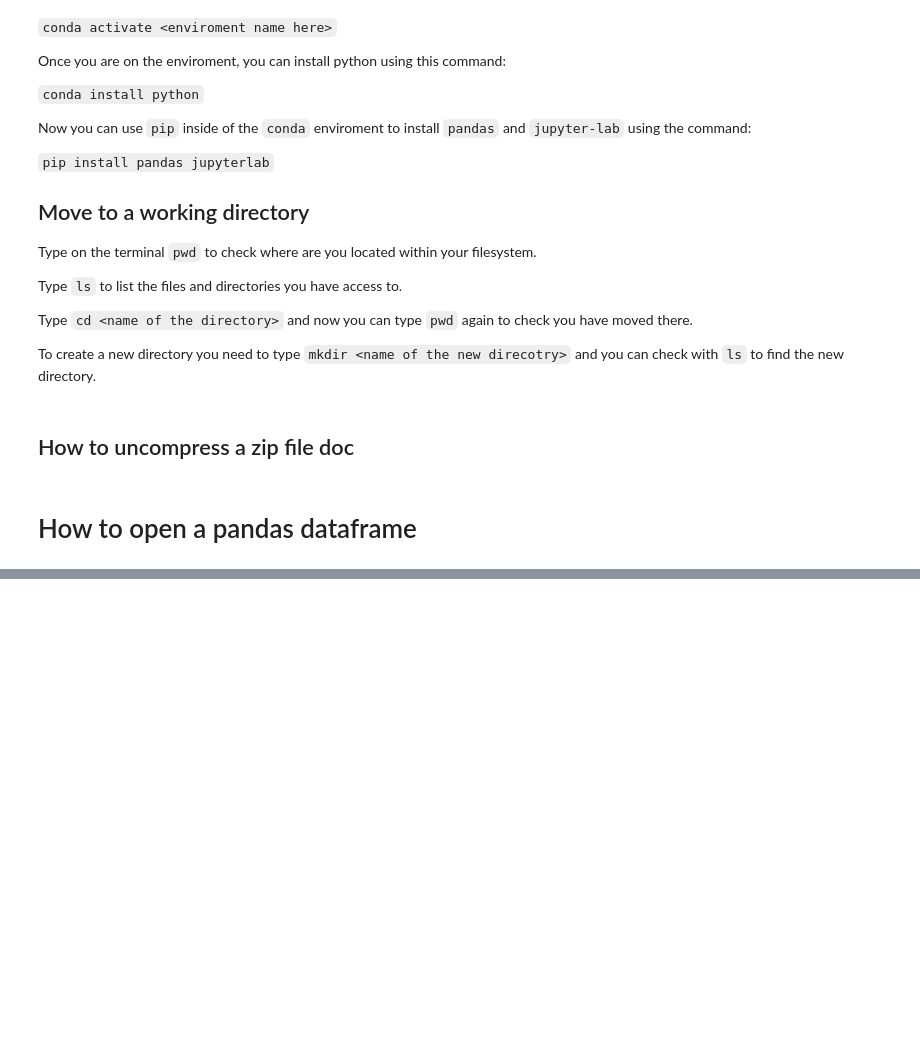
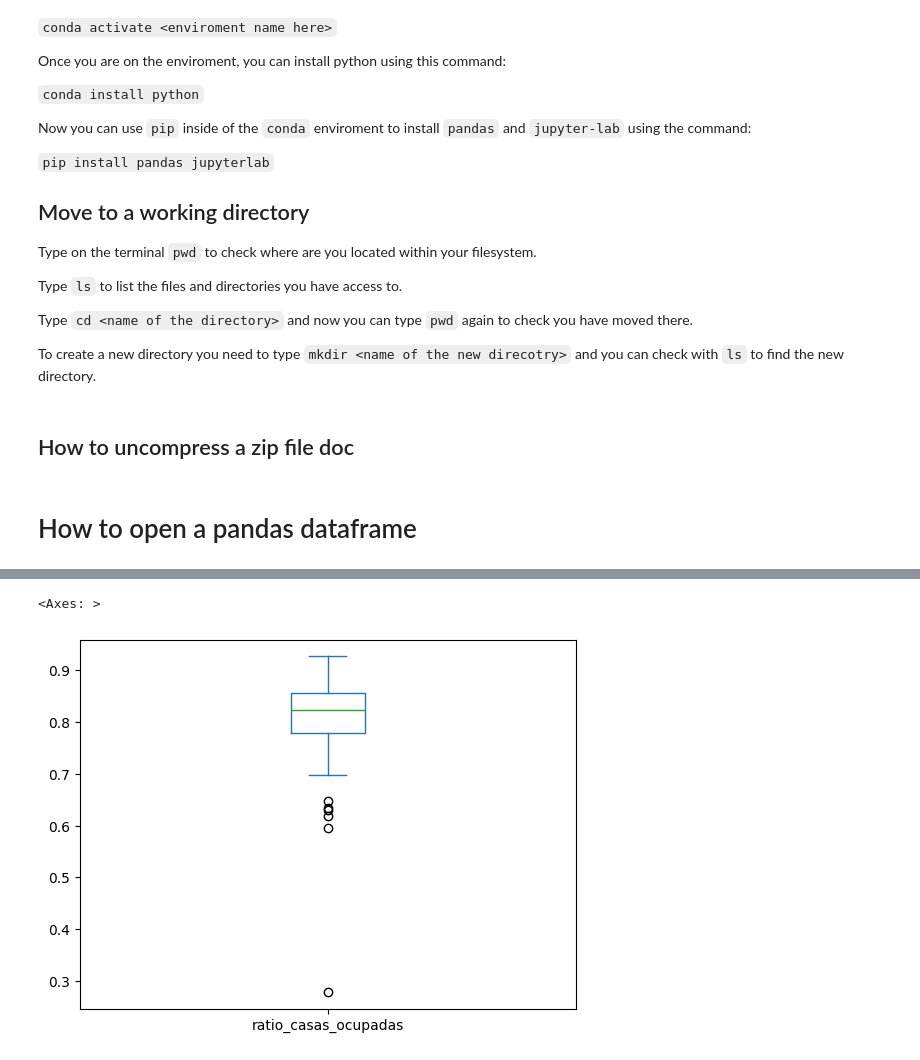
Before and after one commit to DexterGomez/claseUPY, a Jupyter notebook: notebook.ipynb, the cells around one changed output, grey strips where cells are left out. Drawn from its saved outputs; the diff is of its cells as text; code cells hidden in the pictures; blank space fills up the shorter version.

```diff
--- a/notebook.ipynb
+++ b/notebook.ipynb
@@ -57,0 +184,3 @@ data.head()
+# %%
+densidad_cantidad_de_casitas = clean_data['tvivparhab'] / clean_data['vivtot']
+clean_data['ratio_casas_ocupadas'] = densidad_cantidad_de_casitas
@@ -57,0 +203,5 @@ data.head()
+# %%
+clean_data.sort_values('densidad_vivienda')['ratio_casas_ocupadas'].plot(kind='box')
+# %% [output]
+<Axes: >
+[figure, added]
```
Also changed, not shown: parts of 14 cells of this notebook, 3 other files.
